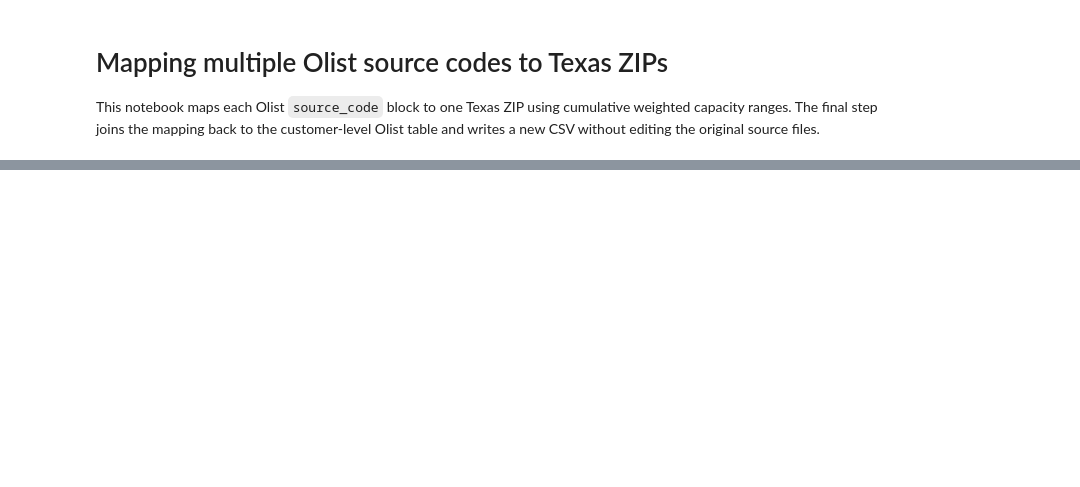
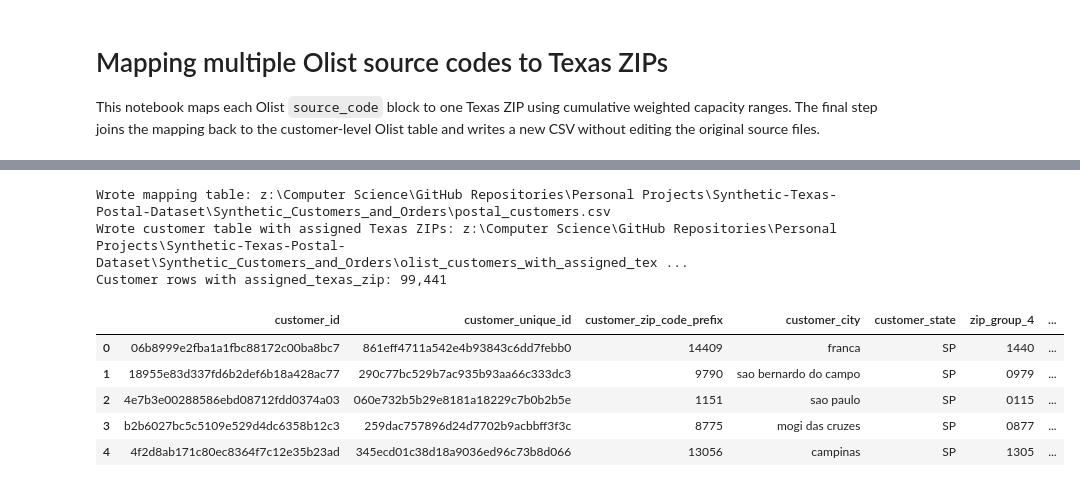
Before and after one commit to rparaula/Synthetic-Texas-Postal-Dataset, a Jupyter notebook: Synthetic_Customers_and_Orders/Mapping Table.ipynb, the cells around one changed output, grey strips where cells are left out. Drawn from its saved outputs; the diff is of its cells as text; code cells hidden in the pictures; blank space fills up the shorter version.

```diff
--- a/Synthetic_Customers_and_Orders/Mapping Table.ipynb
+++ b/Synthetic_Customers_and_Orders/Mapping Table.ipynb
@@ -10,14 +10,14 @@ import pandas as pd
 
 pd.options.display.max_columns = 80
 
-PROJECT_ROOT = Path.cwd()
+PROJECT_ROOT = Path.cwd().parent
 OLIST_CUSTOMERS_CSV = PROJECT_ROOT / "Olist E-Commerce Dataset" / "olist_customers_dataset.csv"
 OLIST_CUSTOMERS_WITH_SOURCE_CSV = PROJECT_ROOT / "Olist E-Commerce Dataset" / "olist_customers_with_source_code.csv"
-SOURCE_CODE_SUMMARY_CSV = PROJECT_ROOT / "Synthetic_Customers_and_Orders" / "source_code_summary.csv"
-TEXAS_TARGET_WEIGHTS_CSV = PROJECT_ROOT / "Synthetic_Customers_and_Orders" / "texas_target_weights.csv"
+SOURCE_CODE_SUMMARY_CSV = PROJECT_ROOT / "Establish_source_codes_and_target_weights" / "source_code_summary.csv"
+TEXAS_TARGET_WEIGHTS_CSV = PROJECT_ROOT / "Establish_source_codes_and_target_weights" / "texas_target_weights.csv"
 
-OUTPUT_MAPPING_CSV = PROJECT_ROOT / "Establish_source_codes_and_target_weights" / "source_code_to_texas_zip_mapping.csv"
-OUTPUT_CUSTOMERS_WITH_ZIP_CSV = PROJECT_ROOT / "Olist E-Commerce Dataset" / "olist_customers_with_assigned_texas_zip.csv"
+OUTPUT_MAPPING_CSV = PROJECT_ROOT / "Synthetic_Customers_and_Orders" / "postal_customers.csv"
+OUTPUT_CUSTOMERS_WITH_ZIP_CSV = PROJECT_ROOT / "Synthetic_Customers_and_Orders" / "olist_customers_with_assigned_texas_zip.csv"
 # %%
 # Main three requested dataframes.
 olist_customers_df = pd.read_csv(
@@ -174,35 +221,45 @@ display(zip_assignment_summary_df.head(10))
 if "source_code" not in olist_customers_for_mapping_df.columns:
     raise ValueError("olist_customers_for_mapping_df must contain source_code before joining the mapping table.")
 
 missing_mapping_source_codes = sorted(
     set(olist_customers_for_mapping_df["source_code"].dropna().unique())
     - set(mapping_table_df["source_code"].dropna().unique())
 )
 if missing_mapping_source_codes:
     raise ValueError(
         f"{len(missing_mapping_source_codes):,} customer source_codes were not found in mapping_table_df. "
         f"Examples: {missing_mapping_source_codes[:10]}"
     )
 
 olist_customers_with_assigned_zip_df = olist_customers_for_mapping_df.merge(
     mapping_table_df[["source_code", "assigned_texas_zip"]],
     on="source_code",
     how="left",
     validate="many_to_one",
 )
 
 missing_assigned_zip_count = olist_customers_with_assigned_zip_df["assigned_texas_zip"].isna().sum()
 if missing_assigned_zip_count:
     raise ValueError(f"{missing_assigned_zip_count:,} customer rows did not receive an assigned_texas_zip.")
 
-mapping_table_df.to_csv(OUTPUT_MAPPING_CSV, index=False)
-olist_customers_with_assigned_zip_df.to_csv(OUTPUT_CUSTOMERS_WITH_ZIP_CSV, index=False)
+# mapping_table_df.to_csv(OUTPUT_MAPPING_CSV, index=False)
+# olist_customers_with_assigned_zip_df.to_csv(OUTPUT_CUSTOMERS_WITH_ZIP_CSV, index=False)
 
 print(f"Wrote mapping table: {OUTPUT_MAPPING_CSV}")
 print(f"Wrote customer table with assigned Texas ZIPs: {OUTPUT_CUSTOMERS_WITH_ZIP_CSV}")
 print(f"Customer rows with assigned_texas_zip: {len(olist_customers_with_assigned_zip_df):,}")
 
 display(olist_customers_with_assigned_zip_df.head())
+# %% [output]
+Wrote mapping table: z:\Computer Science\GitHub Repositories\Personal Projects\Synthetic-Texas-Postal-Dataset\Synthetic_Customers_and_Orders\postal_customers.csv
+Wrote customer table with assigned Texas ZIPs: z:\Computer Science\GitHub Repositories\Personal Projects\Synthetic-Texas-Postal-Dataset\Synthetic_Customers_and_Orders\olist_customers_with_assigned_tex ...
+Customer rows with assigned_texas_zip: 99,441
+|  | customer_id | customer_unique_id | customer_zip_code_prefix | customer_city | customer_state | zip_group_4 | ... |
+| 0 | 06b8999e2fba1a1fbc88172c00ba8bc7 | 861eff4711a542e4b93843c6dd7febb0 | 14409 | franca | SP | 1440 | ... |
+| 1 | 18955e83d337fd6b2def6b18a428ac77 | 290c77bc529b7ac935b93aa66c333dc3 | 9790 | sao bernardo do campo | SP | 0979 | ... |
+| 2 | 4e7b3e00288586ebd08712fdd0374a03 | 060e732b5b29e8181a18229c7b0b2b5e | 1151 | sao paulo | SP | 0115 | ... |
+| 3 | b2b6027bc5c5109e529d4dc6358b12c3 | 259dac757896d24d7702b9acbbff3f3c | 8775 | mogi das cruzes | SP | 0877 | ... |
+| 4 | 4f2d8ab171c80ec8364f7c12e35b23ad | 345ecd01c38d18a9036ed96c73b8d066 | 13056 | campinas | SP | 1305 | ... |
 # %%
 quality_check_df = pd.DataFrame(
     {
```
Also changed, not shown: parts of 7 cells of this notebook, 8 other files.
